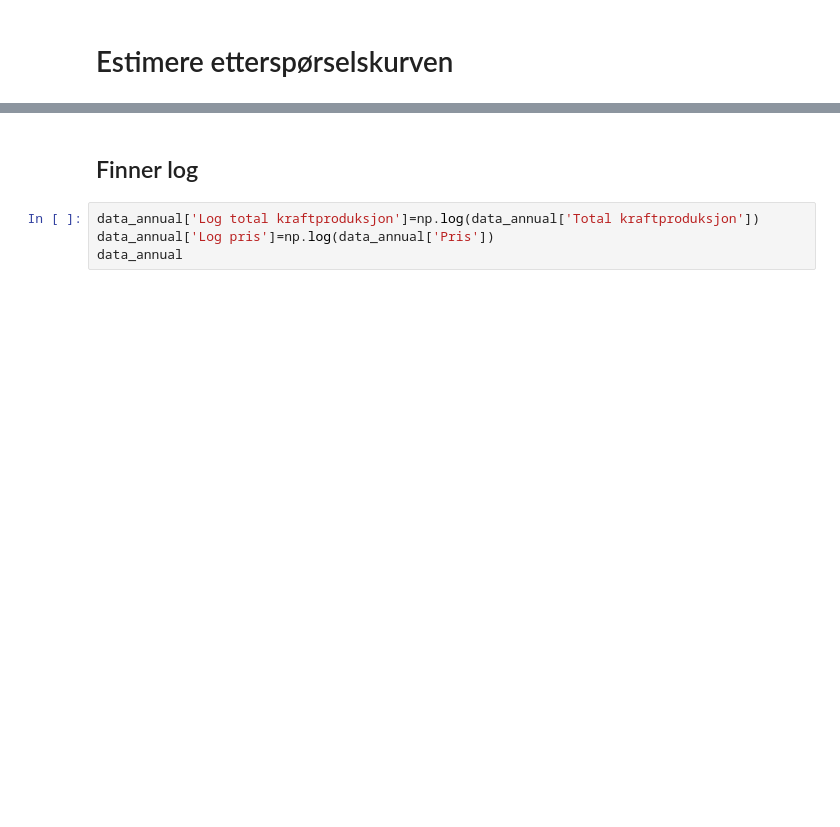
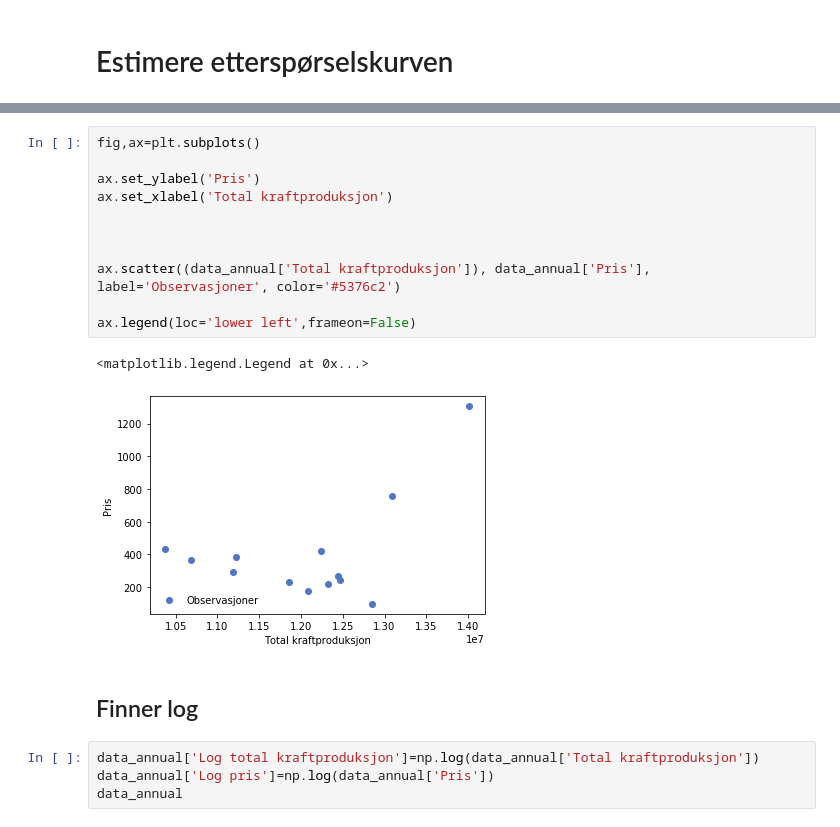
Before and after one commit to espensirnes/public, a Jupyter notebook: el.ipynb, the cells around one changed output, grey strips where cells are left out. Saved outputs shown, nothing was run; the diff lists cells and outputs as text; blank space fills up the shorter version.

```diff
--- a/el.ipynb
+++ b/el.ipynb
@@ -152,3 +155,17 @@ data_annual
+# %%
+fig,ax=plt.subplots()
+
+ax.set_ylabel('Pris')
+ax.set_xlabel('Total kraftproduksjon')
+
+
+
+ax.scatter((data_annual['Total kraftproduksjon']), data_annual['Pris'], label='Observasjoner', color='#5376c2')
+
+ax.legend(loc='lower left',frameon=False)
+# %% [output]
+<matplotlib.legend.Legend at 0x...>
+[figure, added]
 # %% [markdown]
 ## Finner log
 # %%
```
Also changed, not shown: parts of 15 cells of this notebook, 2 other files.
